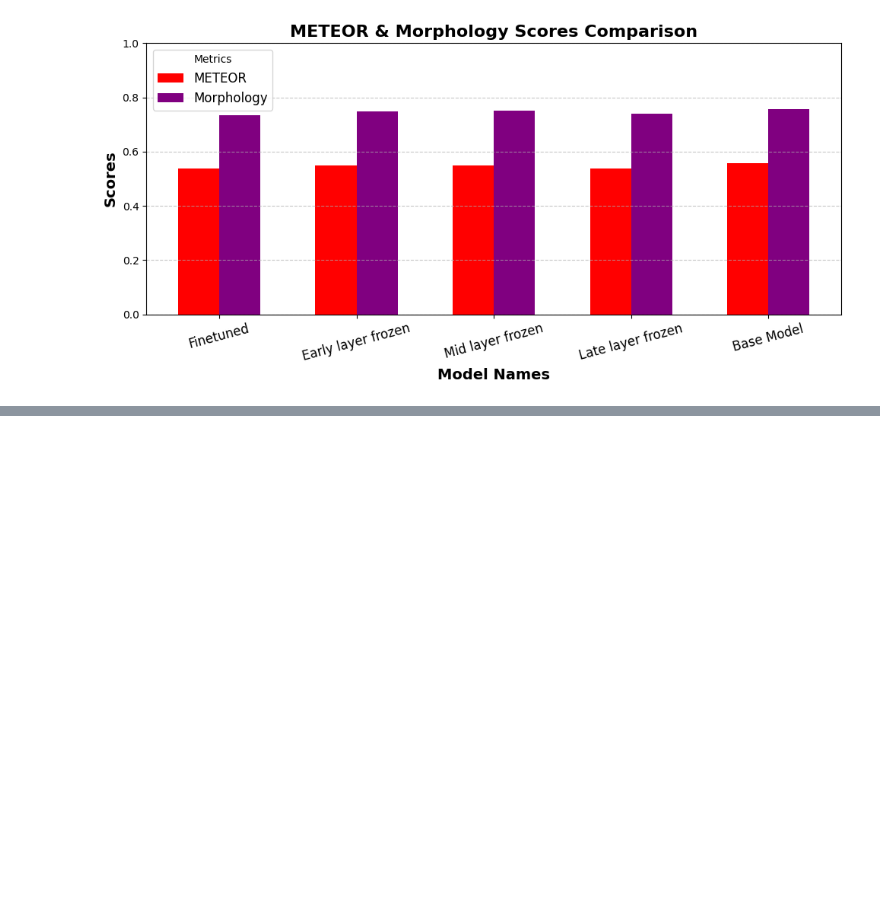
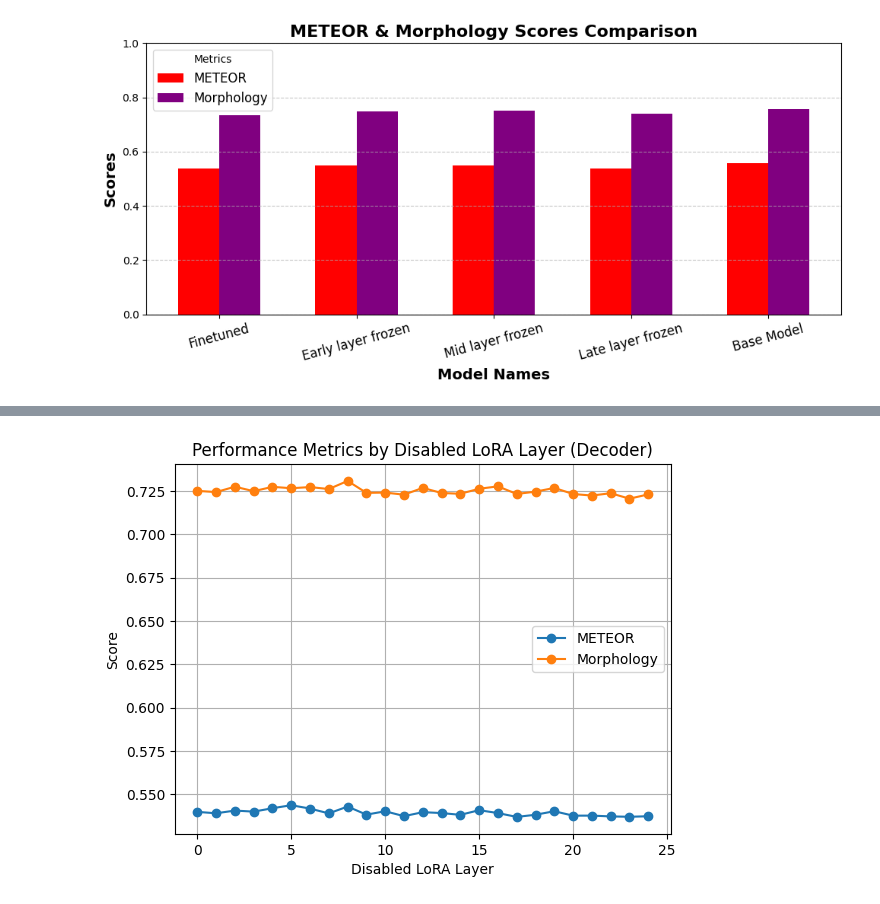
Before and after one commit to bilgee0517/capstone, a Jupyter notebook: evaluation/visualizations.ipynb, the cells around one changed output, grey strips where cells are left out. Saved outputs shown, nothing was run; the diff lists cells and outputs as text; code cells hidden in the pictures; blank space fills up the shorter version.

```diff
--- a/evaluation/visualizations.ipynb
+++ b/evaluation/visualizations.ipynb
@@ -193,0 +227,13 @@ df
+# %%
+plt.plot(decoder_df_sorted['Disabled_LoRA_Layers_Int'], decoder_df_sorted['METEOR'], marker='o', label='METEOR')
+plt.plot(decoder_df_sorted['Disabled_LoRA_Layers_Int'], decoder_df_sorted['Morphology'], marker='o', label='Morphology')
+
+
+plt.xlabel('Disabled LoRA Layer')
+plt.ylabel('Score')
+plt.title('Performance Metrics by Disabled LoRA Layer (Decoder)')
+plt.legend()
+plt.grid(True)
+plt.show()
+# %% [output]
+[figure, added]
```
Also changed, not shown: parts of 5 cells of this notebook, 1 other file.
